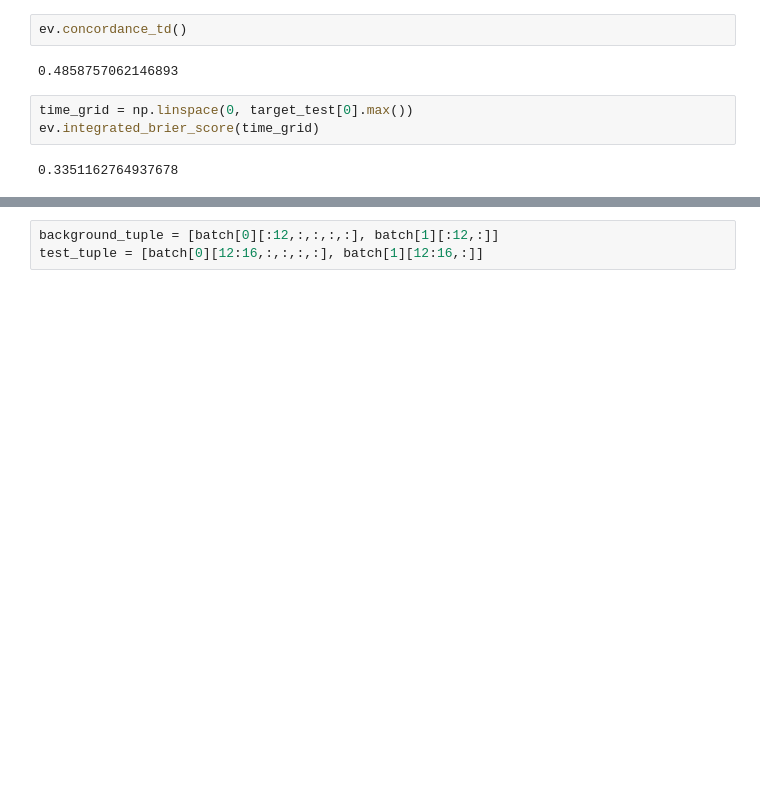
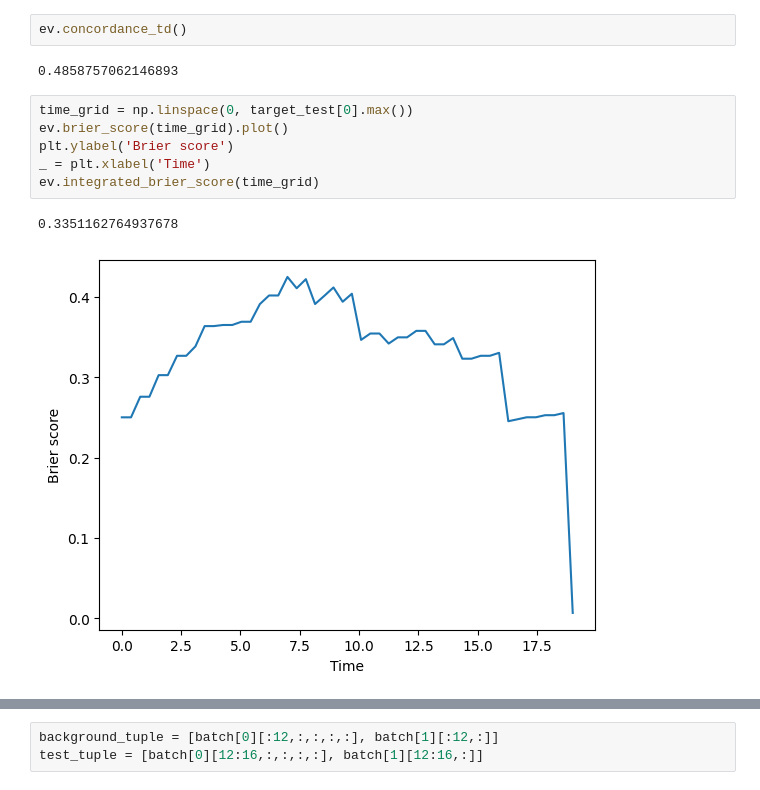
Before and after one commit to andersvestengen/Phd-interview-project, a Jupyter notebook: Fusion_network.ipynb, the cells around one changed output, grey strips where cells are left out. Drawn from its saved outputs; the diff is of its cells as text; blank space fills up the shorter version.

```diff
--- a/Fusion_network.ipynb
+++ b/Fusion_network.ipynb
@@ -267,9 +261,13 @@ ev.concordance_td()
 0.4858757062146893
 # %%
 time_grid = np.linspace(0, target_test[0].max())
+ev.brier_score(time_grid).plot()
+plt.ylabel('Brier score')
+_ = plt.xlabel('Time')
 ev.integrated_brier_score(time_grid)
 # %% [output]
 0.3351162764937678
+[figure, added]
 # %%
 # Moving on to the Shap portion. First attempt will be with the SHAP-package.
 batch = next(iter(Sim_Test_Fusion_dataloader))
```
Also changed, not shown: parts of 10 cells of this notebook, 3 other files.
